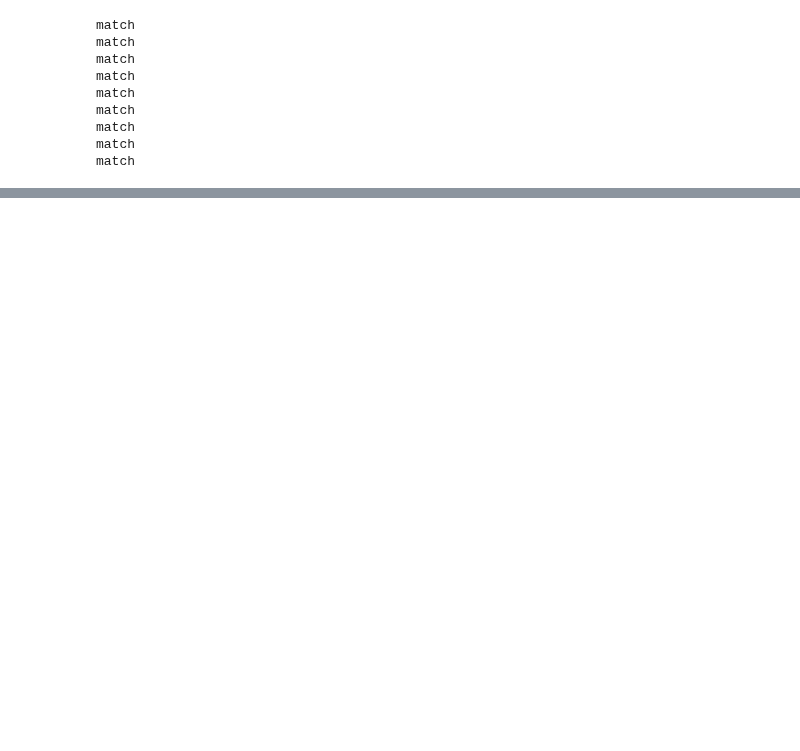
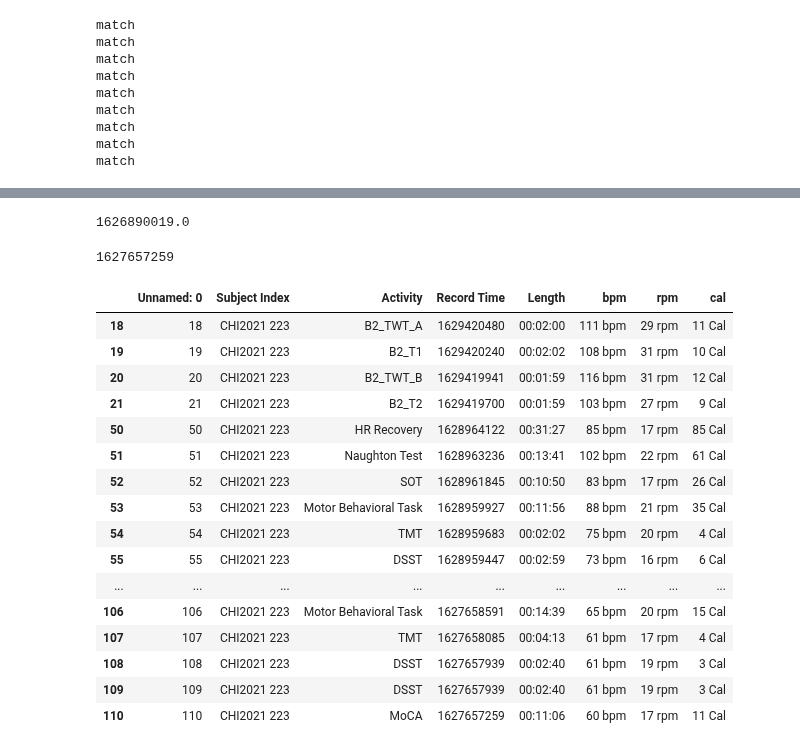
Before and after one commit to ScreamingPigeon/ms-analysis-23, a Jupyter notebook: read.ipynb, the cells around one changed output, grey strips where cells are left out. Cells and saved outputs as stored; diff of their text form; code cells hidden in the pictures; blank space fills up the shorter version.

```diff
--- a/read.ipynb
+++ b/read.ipynb
@@ -218,0 +387,28 @@ Local:  10509.0   10635.0 Global:  1623083358   1623083484
+# %%
+patients[10].csv_time
+# %% [output]
+1626890019.0
+# %%
+patients[1].excel_time
+# %% [output]
+1627657259
+# %%
+excel[excel['Subject Index'] == 'CHI2021 223']
+# %% [output]
+|  | Unnamed: 0 | Subject Index | Activity | Record Time | Length | bpm | rpm | cal |
+| 18 | 18 | CHI2021 223 | B2_TWT_A | 1629420480 | 00:02:00 | 111 bpm | 29 rpm | 11 Cal |
+| 19 | 19 | CHI2021 223 | B2_T1 | 1629420240 | 00:02:02 | 108 bpm | 31 rpm | 10 Cal |
+| 20 | 20 | CHI2021 223 | B2_TWT_B | 1629419941 | 00:01:59 | 116 bpm | 31 rpm | 12 Cal |
+| 21 | 21 | CHI2021 223 | B2_T2 | 1629419700 | 00:01:59 | 103 bpm | 27 rpm | 9 Cal |
+| 50 | 50 | CHI2021 223 | HR Recovery | 1628964122 | 00:31:27 | 85 bpm | 17 rpm | 85 Cal |
+| 51 | 51 | CHI2021 223 | Naughton Test | 1628963236 | 00:13:41 | 102 bpm | 22 rpm | 61 Cal |
+| 52 | 52 | CHI2021 223 | SOT | 1628961845 | 00:10:50 | 83 bpm | 17 rpm | 26 Cal |
+| 53 | 53 | CHI2021 223 | Motor Behavioral Task | 1628959927 | 00:11:56 | 88 bpm | 21 rpm | 35 Cal |
+| 54 | 54 | CHI2021 223 | TMT | 1628959683 | 00:02:02 | 75 bpm | 20 rpm | 4 Cal |
+| 55 | 55 | CHI2021 223 | DSST | 1628959447 | 00:02:59 | 73 bpm | 16 rpm | 6 Cal |
+| ... | ... | ... | ... | ... | ... | ... | ... | ... |
+| 106 | 106 | CHI2021 223 | Motor Behavioral Task | 1627658591 | 00:14:39 | 65 bpm | 20 rpm | 15 Cal |
+| 107 | 107 | CHI2021 223 | TMT | 1627658085 | 00:04:13 | 61 bpm | 17 rpm | 4 Cal |
+| 108 | 108 | CHI2021 223 | DSST | 1627657939 | 00:02:40 | 61 bpm | 19 rpm | 3 Cal |
+| 109 | 109 | CHI2021 223 | DSST | 1627657939 | 00:02:40 | 61 bpm | 19 rpm | 3 Cal |
+| 110 | 110 | CHI2021 223 | MoCA | 1627657259 | 00:11:06 | 60 bpm | 17 rpm | 11 Cal |
```
Also changed, not shown: parts of 14 cells of this notebook, 3 other files.
